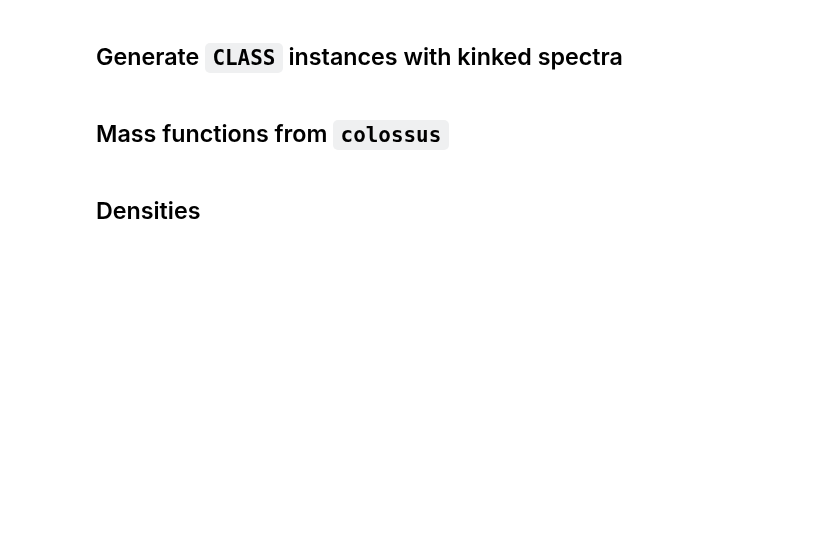
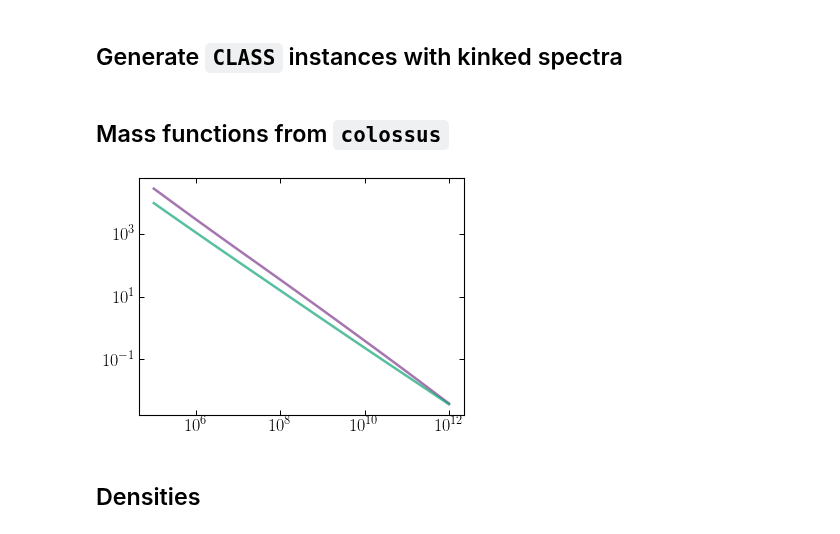
Before and after one commit to smsharma/astrometry-lensing-correlations, a Jupyter notebook: theory/notebooks/08_kink_pipeline.ipynb, the cells around one changed output. Saved outputs shown, nothing was run; the diff lists cells and outputs as text; code cells hidden in the pictures; blank space fills up the shorter version.

```diff
--- a/theory/notebooks/08_kink_pipeline.ipynb
+++ b/theory/notebooks/08_kink_pipeline.ipynb
@@ -116,6 +113,14 @@ N_calib = 150.
 
 pref = N_calib / quad(lambda M: 10 ** dndlnM_vanilla_interp(np.log10(M)), 1e8 * M_s, 1e10 * M_s, epsabs=0, epsrel=1e-4)[0]
 N_calib_new = pref * quad(lambda M: 10 ** dndlnM_interp(np.log10(M)), 1e8 * M_s, 1e10 * M_s, epsabs=0, epsrel=1e-4)[0]
+# %%
+plt.plot(M_ary, dndlnM_ary)
+plt.plot(M_ary, dndlnM_vanilla_ary)
+
+plt.xscale("log")
+plt.yscale("log")
+# %% [output]
+[figure, added]
 # %% [markdown]
 ## Densities
 # %%
```
Also changed, not shown: parts of 18 cells of this notebook, 3 other files.
